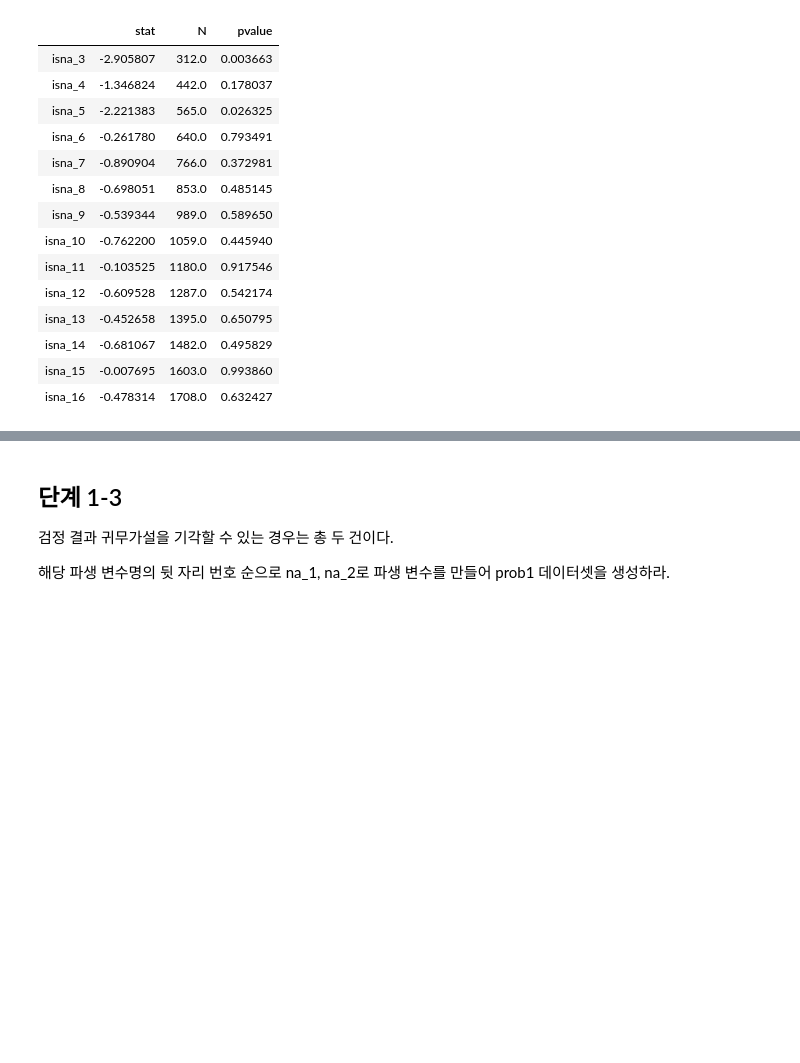
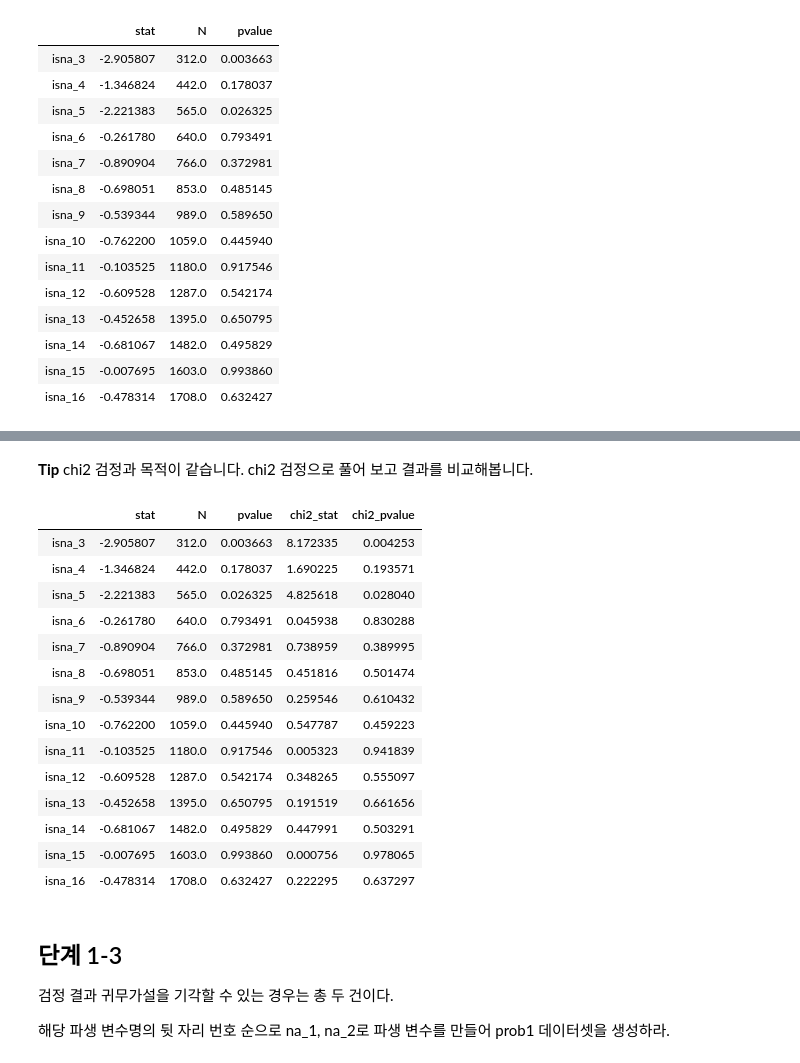
Before and after one commit to dowonjj/DS_lv3_2504_2, a Jupyter notebook: sec_ds_lv3_prob1_prob.ipynb, the cells around one changed output, grey strips where cells are left out. Cells and saved outputs as stored; diff of their text form; code cells hidden in the pictures; blank space fills up the shorter version.

```diff
--- a/sec_ds_lv3_prob1_prob.ipynb
+++ b/sec_ds_lv3_prob1_prob.ipynb
@@ -507,3 +573,34 @@ A
+# %% [markdown]
+**Tip** chi2 검정과 목적이 같습니다. chi2  검정으로 풀어 보고 결과를 비교해봅니다.
+# %%
+from scipy.stats import chi2_contingency
+
+df_chi2 = df_basetable[['isna_{}'.format(i) for i in range(3, 17)]].apply(
+    lambda x: chi2_contingency(
+        pd.crosstab(index = x, columns = df_basetable['failure'])
+    ),  axis = 0
+).apply(
+    lambda x: pd.Series(x[:2], index = ['chi2_stat', 'chi2_pvalue'])
+)
+df_ztest.join(
+    df_chi2
+)
+# %% [output]
+|  | stat | N | pvalue | chi2_stat | chi2_pvalue |
+| isna_3 | -2.905807 | 312.0 | 0.003663 | 8.172335 | 0.004253 |
+| isna_4 | -1.346824 | 442.0 | 0.178037 | 1.690225 | 0.193571 |
+| isna_5 | -2.221383 | 565.0 | 0.026325 | 4.825618 | 0.028040 |
+| isna_6 | -0.261780 | 640.0 | 0.793491 | 0.045938 | 0.830288 |
+| isna_7 | -0.890904 | 766.0 | 0.372981 | 0.738959 | 0.389995 |
+| isna_8 | -0.698051 | 853.0 | 0.485145 | 0.451816 | 0.501474 |
+| isna_9 | -0.539344 | 989.0 | 0.589650 | 0.259546 | 0.610432 |
+| isna_10 | -0.762200 | 1059.0 | 0.445940 | 0.547787 | 0.459223 |
+| isna_11 | -0.103525 | 1180.0 | 0.917546 | 0.005323 | 0.941839 |
+| isna_12 | -0.609528 | 1287.0 | 0.542174 | 0.348265 | 0.555097 |
+| isna_13 | -0.452658 | 1395.0 | 0.650795 | 0.191519 | 0.661656 |
+| isna_14 | -0.681067 | 1482.0 | 0.495829 | 0.447991 | 0.503291 |
+| isna_15 | -0.007695 | 1603.0 | 0.993860 | 0.000756 | 0.978065 |
+| isna_16 | -0.478314 | 1708.0 | 0.632427 | 0.222295 | 0.637297 |
 # %% [markdown]
 ## 단계 1-3
 
```
Also changed, not shown: parts of 120 cells of this notebook.
